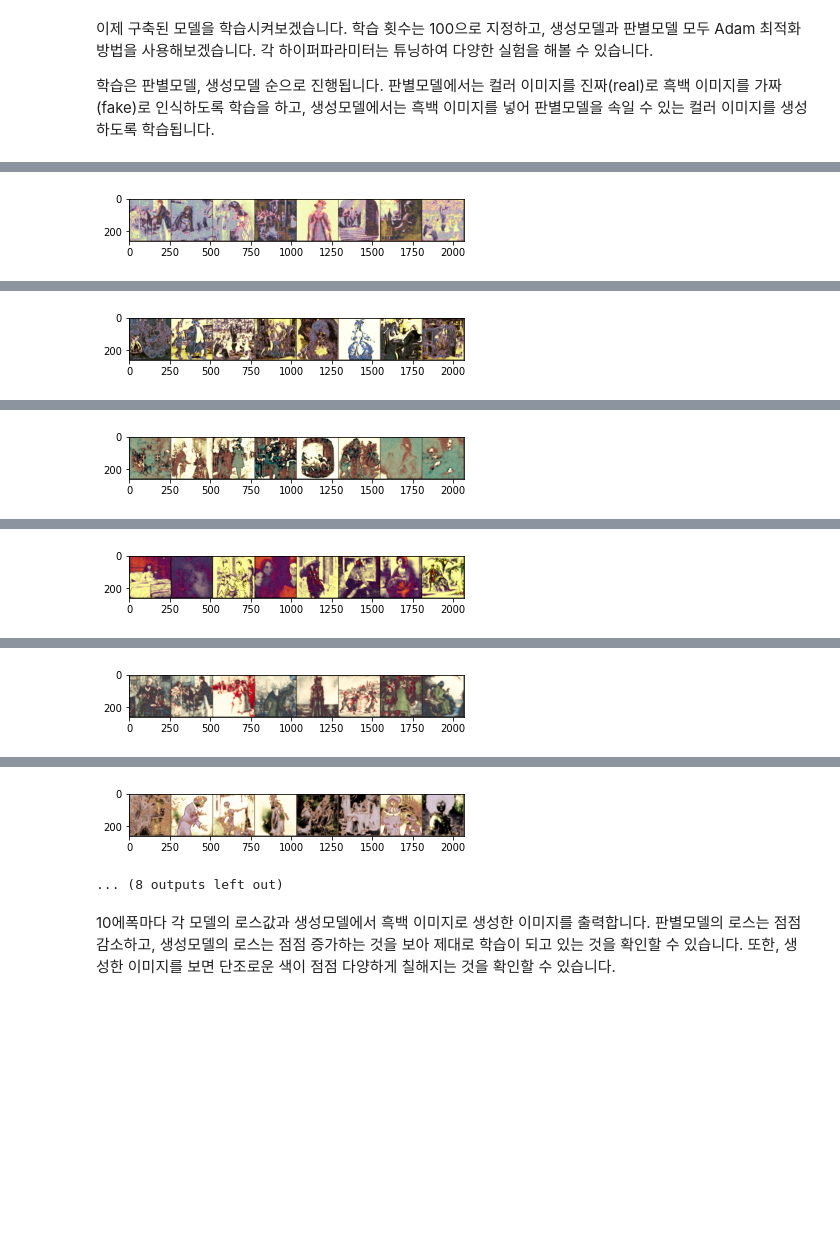
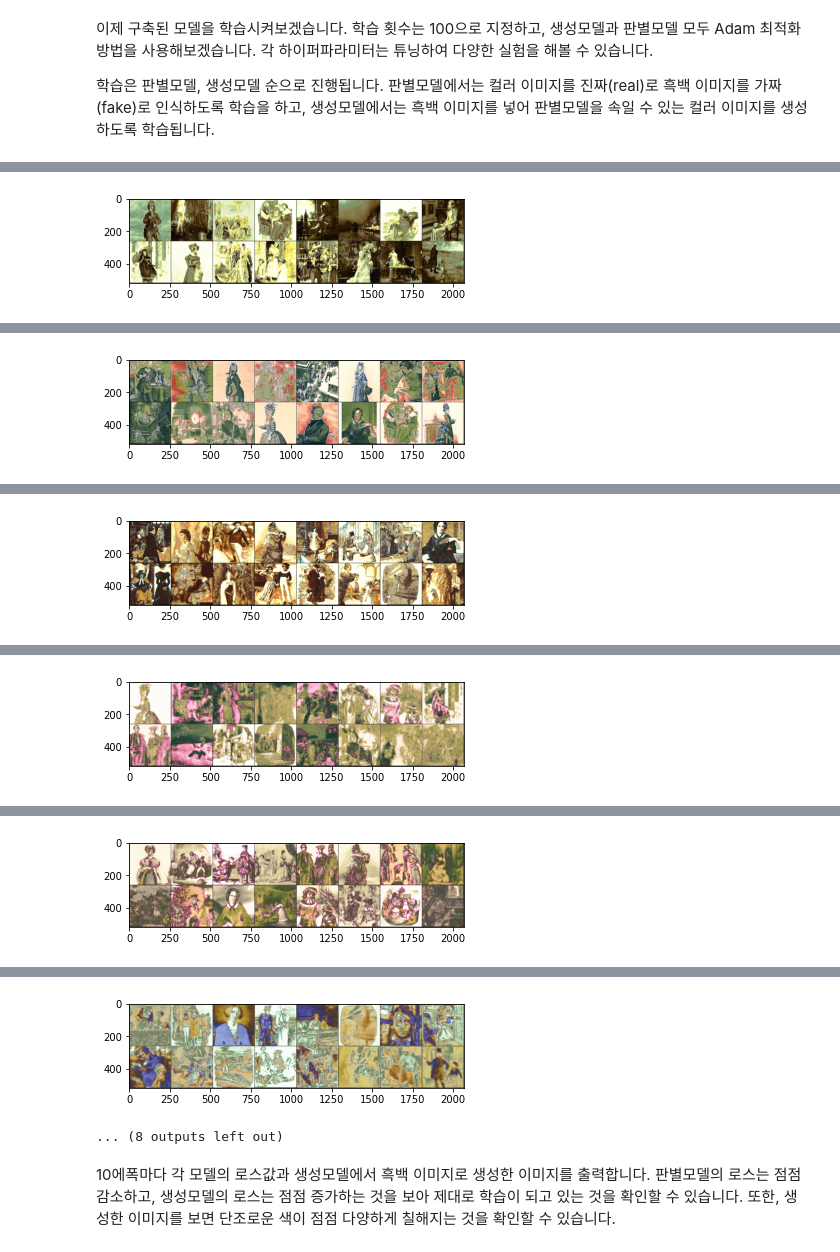
Before and after one commit to Pseudo-Lab/Tutorial-Book, a Jupyter notebook: book/chapters/GAN/Ch3-GAN-size256.ipynb, the cells around one changed output, grey strips where cells are left out. Saved outputs shown, nothing was run; the diff lists cells and outputs as text; code cells hidden in the pictures; blank space fills up the shorter version.

```diff
--- a/book/chapters/GAN/Ch3-GAN-size256.ipynb
+++ b/book/chapters/GAN/Ch3-GAN-size256.ipynb
@@ -58,7 +59,7 @@ test_root = root + 'test/'
 img_height = 256
 img_width = 256
 
-batch_size = 8
+batch_size = 16
 test_batch_size = 6
 
 gpu = 0
@@ -354,6 +355,7 @@ optimizerD = torch.optim.Adam(Discri.parameters(), lr = 0.0002,betas = (0.5, 0.9
 optimizerG = torch.optim.Adam(Gener.parameters(), lr = 0.0002, betas = (0.5, 0.999))
 # %%
 for epoch in range(max_epoch):
+    start_time = datetime.datetime.now()
     loss_D = 0.0
     for i, data in enumerate(train_loader):
         gray, color = data['A'], data['B']
@@ -411,8 +413,12 @@ for epoch in range(max_epoch):
 
         fake_img = torchvision.utils.make_grid(fake_img.data)
 
+    epoch_time = datetime.datetime.now() - start_time
     if (epoch + 1) % 10 == 0:
-        print("[Epoch %d/%d] [Batch %d/%d] [D loss: %f] [G loss: %f]" % (epoch+1, max_epoch, i+1, len(train_loader), d_loss.item(), g_loss.item()))
+        torch.save(Gener.state_dict(), "generator_%d.pth" % (epoch+1))
+        torch.save(Discri.state_dict(), "discriminator_%d.pth" % (epoch+1))
+
+        print("[Epoch %d/%d] [Batch %d/%d] [D loss: %f] [G loss: %f] ETA: %s" % (epoch+1, max_epoch, i+1, len(train_loader), d_loss.item(), g_loss.item(), epoch_time))
         plt.imshow(np.clip(fake_img.cpu().numpy().transpose((1,2,0)), 0, 1))
         plt.show()
 # %% [output]
@@ -420 +426 @@ for epoch in range(max_epoch):
-[figure, old version]
+[figure, new version]
@@ -422 +428 @@ for epoch in range(max_epoch):
-[figure, old version]
+[figure, new version]
@@ -424 +430 @@ for epoch in range(max_epoch):
-[figure, old version]
+[figure, new version]
@@ -426 +432 @@ for epoch in range(max_epoch):
-[figure, old version]
+[figure, new version]
@@ -428 +434 @@ for epoch in range(max_epoch):
-[figure, old version]
+[figure, new version]
@@ -430,4 +436,4 @@ for epoch in range(max_epoch):
-[figure, old version]
+[figure, new version]
 ... (8 outputs left out)
 # %% [markdown]
 10에폭마다 각 모델의 로스값과 생성모델에서 흑백 이미지로 생성한 이미지를 출력합니다. 판별모델의 로스는 점점 감소하고, 생성모델의 로스는 점점 증가하는 것을 보아 제대로 학습이 되고 있는 것을 확인할 수 있습니다. 또한, 생성한 이미지를 보면 단조로운 색이 점점 다양하게 칠해지는 것을 확인할 수 있습니다.
```
Also changed, not shown: parts of 7 cells of this notebook, 1 other file.
